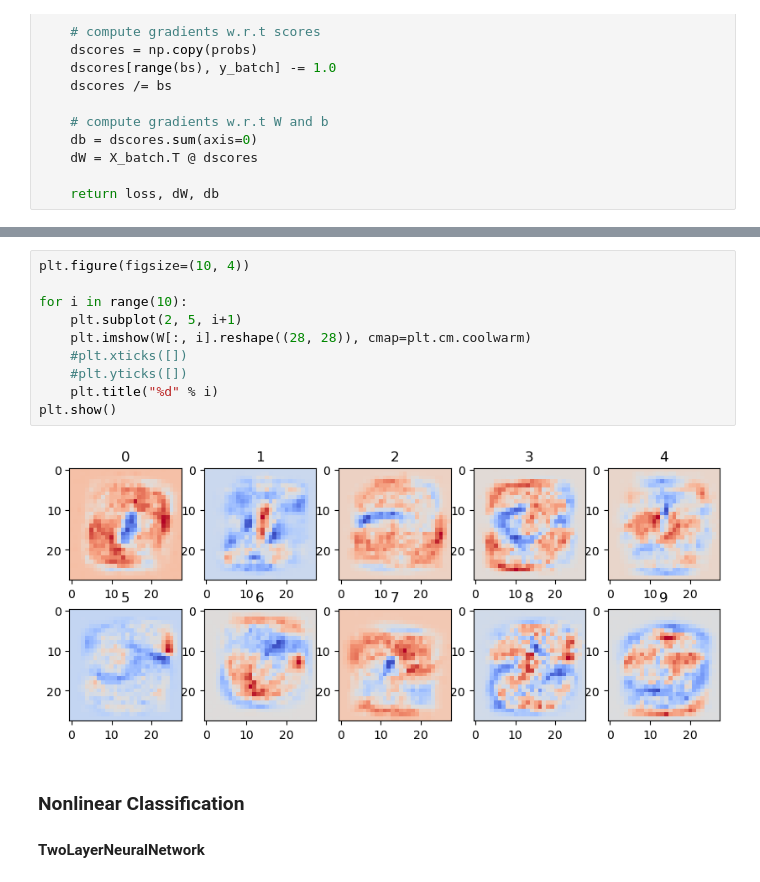
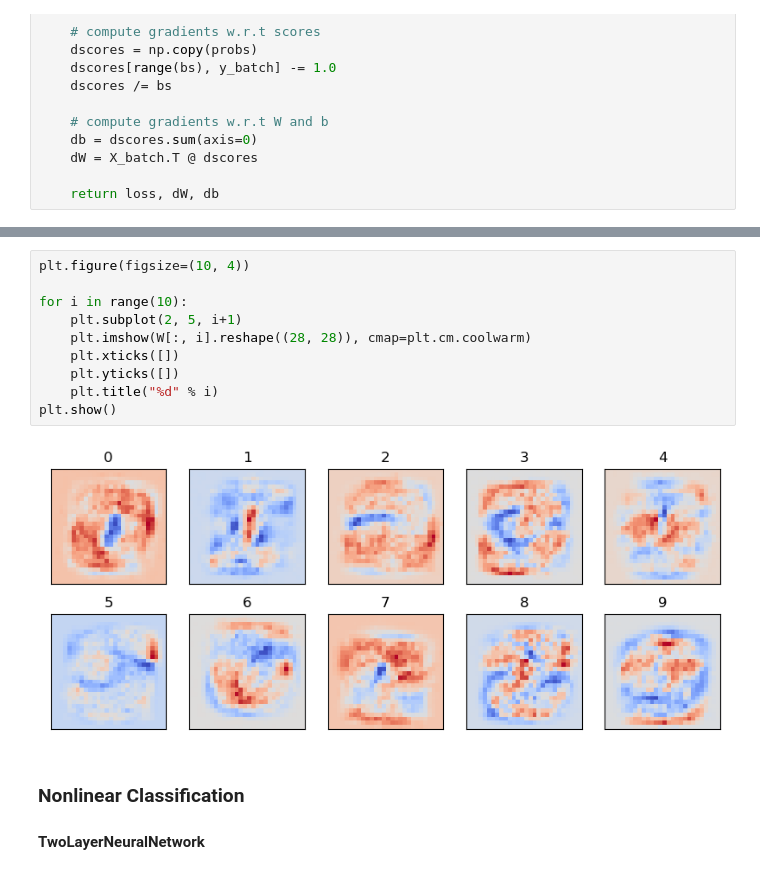
Before and after one commit to MORTAZAD66/ML_Practice, a Jupyter notebook: NN/NN-Demo.ipynb, the cells around one changed output, grey strips where cells are left out. Drawn from its saved outputs; the diff is of its cells as text.

```diff
--- a/NN/NN-Demo.ipynb
+++ b/NN/NN-Demo.ipynb
@@ -232,15 +237,15 @@ Test accuracy = 92.23%
 # %%
 plt.figure(figsize=(10, 4))
 
 for i in range(10):
     plt.subplot(2, 5, i+1)
     plt.imshow(W[:, i].reshape((28, 28)), cmap=plt.cm.coolwarm)
-    #plt.xticks([])
-    #plt.yticks([])
+    plt.xticks([])
+    plt.yticks([])
     plt.title("%d" % i)
 plt.show()
 # %% [output]
-[figure, old version]
+[figure, new version]
 # %% [markdown]
 ### Nonlinear Classification
 #### TwoLayerNeuralNetwork
```
Also changed, not shown: parts of 14 cells of this notebook.
